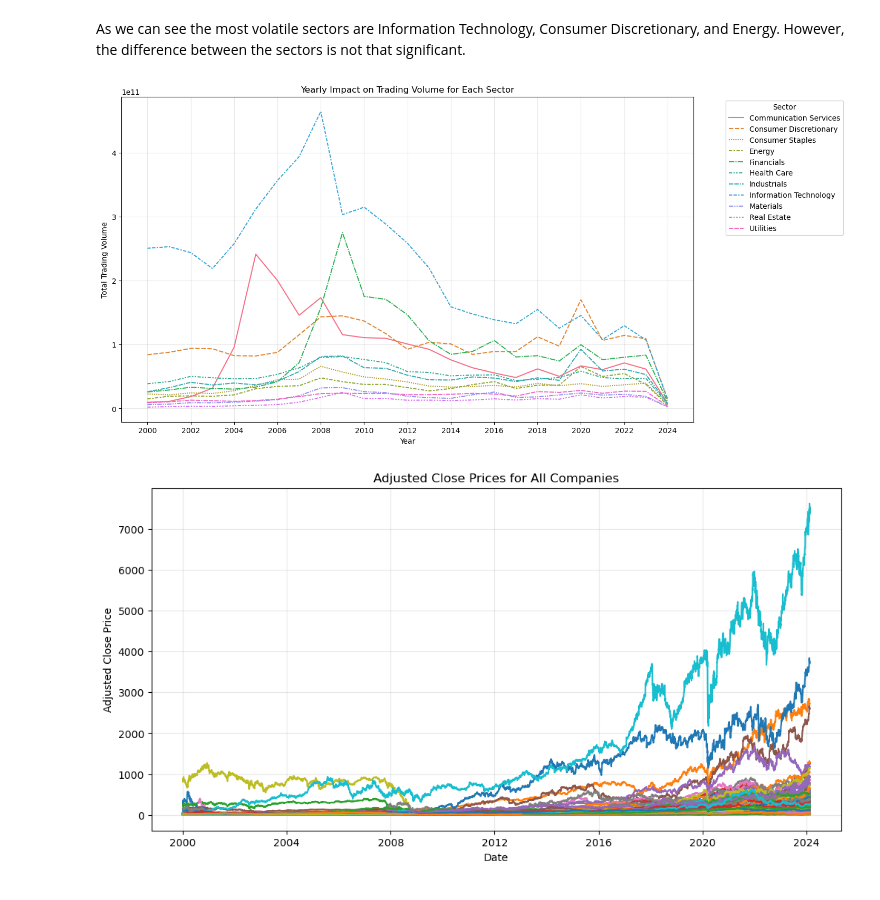
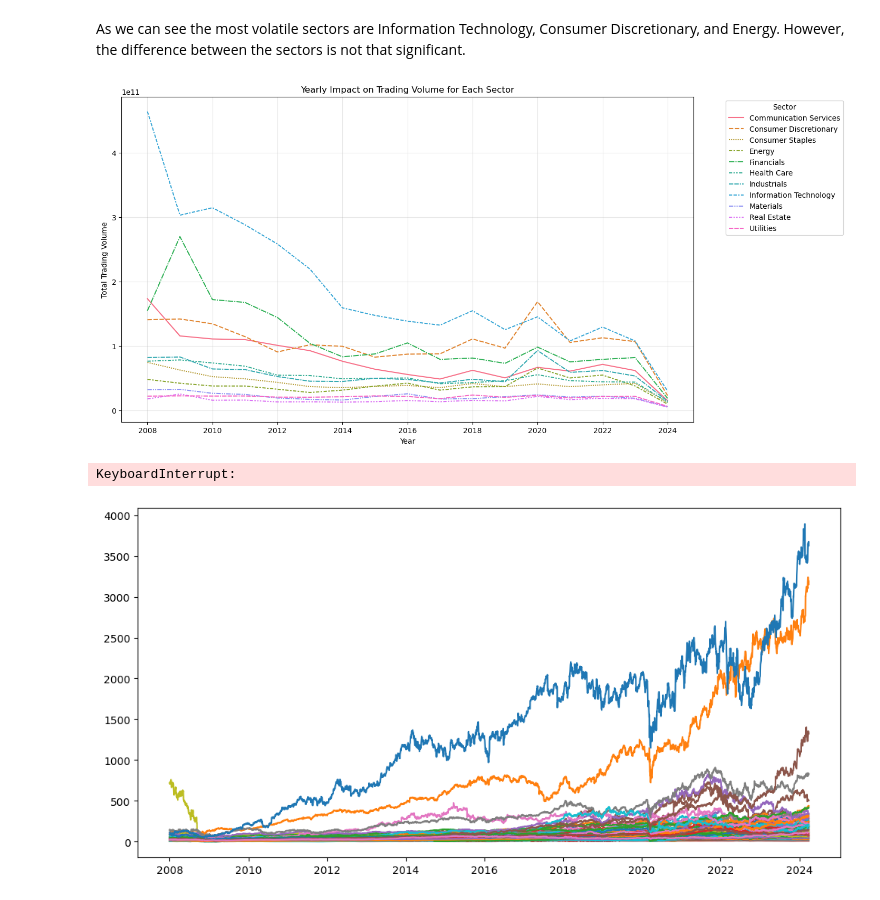
Before and after one commit to gkukish/CEO-Dismissal-Causal-Inference, a Jupyter notebook: Code/Clean/successful panel.ipynb, the cells around one changed output. Saved outputs shown, nothing was run; the diff lists cells and outputs as text; code cells hidden in the pictures.

```diff
--- a/Code/Clean/successful panel.ipynb
+++ b/Code/Clean/successful panel.ipynb
@@ -51,4 +48,4 @@ symbols[78] = 'BF-B'
 # %%
 # Fixed for BRK-B and BF-B
-all_sp_500 = yf.download(symbols,start='2000-01-01')
+all_sp_500 = yf.download(symbols,start='2008-01-01')
 # %% [output]
@@ -131,21 +166,21 @@ As we can see the most volatile sectors are Information Technology, Consumer Dis
 # %%
 # Group yearly volumes by sector to see how the trading volume has changed over the years
 volume_by_sector = merged_df.groupby('GICS Sector')['Volume'].sum().sort_values(ascending=False)
 merged_df["Year"] = merged_df["Date"].dt.year
 volume_by_sector_yearly = merged_df.groupby(['GICS Sector', "Year"])['Volume'].sum().unstack()
 
 # Visualize the change in trading volume over the years for each sector
 plt.figure(figsize=(14, 8))
-sns.lineplot(data=volume_by_sector_yearly.T, linewidth=1.5)
+sns.lineplot(data=volume_by_sector_yearly.T, linewidth=1.5, color='grey')
 plt.title('Yearly Impact on Trading Volume for Each Sector')
 plt.xlabel('Year')
 plt.ylabel('Total Trading Volume')
 plt.legend(title='Sector', bbox_to_anchor=(1.05, 1), loc='upper left')
 plt.xticks(range(min(merged_df["Year"]), max(merged_df["Year"])+1, 2))
 plt.grid(alpha=0.3)
 plt.show()
 # %% [output]
-[figure, old version]
+[figure, new version]
 # %%
 # Plot the prices to visualize if there are any significant breaks in the adjusted close prices
 plt.figure(figsize=(12, 6))
@@ -157,6 +192,7 @@ plt.title('Adjusted Close Prices for All Companies')
 plt.grid(alpha=0.3)
 plt.show()
 # %% [output]
+KeyboardInterrupt:
-[figure, old version]
+[figure, new version]
 # %%
 merged_df.to_csv('merged_df.csv', index=False)
```
Also changed, not shown: parts of 9 cells of this notebook.
